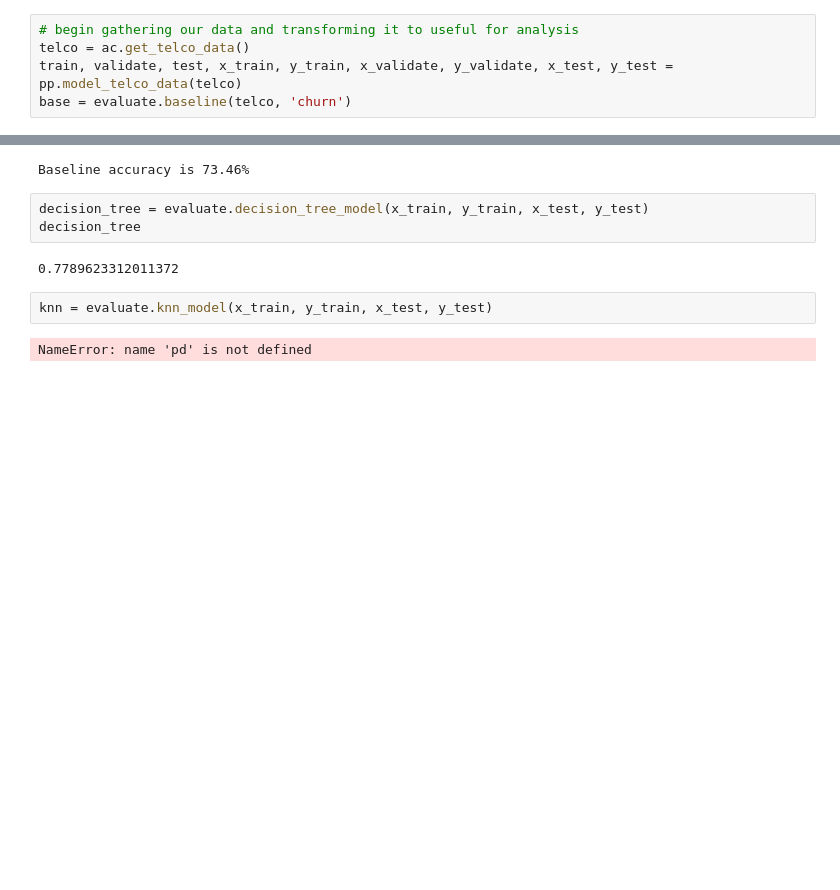
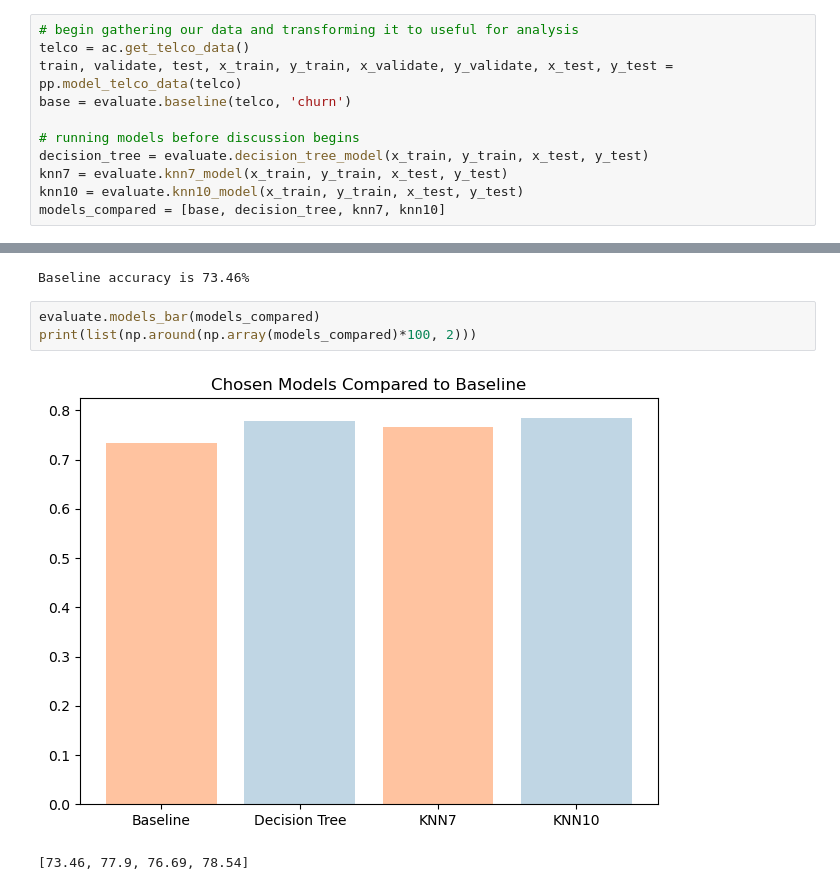
Before and after one commit to jcrosenberger/project1-telco, a Jupyter notebook: Main-Project.ipynb, the cells around one changed output, grey strips where cells are left out. Saved outputs shown, nothing was run; the diff lists cells and outputs as text; blank space fills up the shorter version.

Commit message:
final changes before heading to class

```diff
--- a/Main-Project.ipynb
+++ b/Main-Project.ipynb
@@ -37,6 +37,12 @@ telco
 telco = ac.get_telco_data()
 train, validate, test, x_train, y_train, x_validate, y_validate, x_test, y_test = pp.model_telco_data(telco)
 base = evaluate.baseline(telco, 'churn')
+
+# running models before discussion begins
+decision_tree = evaluate.decision_tree_model(x_train, y_train, x_test, y_test)
+knn7 = evaluate.knn7_model(x_train, y_train, x_test, y_test)
+knn10 = evaluate.knn10_model(x_train, y_train, x_test, y_test)
+models_compared = [base, decision_tree, knn7, knn10]
 # %% [markdown]
 ## Our Problem is the firm we are examining has customers leaving. This is referred to as 'churn.' We know that customers leave, but the firm would like to understand why it is that they leave. While customers can leave for any reason at any time, there are factors which will influence their choice to leave. This presentation will seek to understand and predict, to some degree, factors that the telco firm has control over which may lead to customers leaving them.
 # %% [markdown]
@@ -104,12 +112,9 @@ print(f"Baseline accuracy is {round(evaluate.baseline(telco, 'churn')*100,2)}%")
 # %% [output]
 [figure]
 Baseline accuracy is 73.46%
-# %%
-decision_tree = evaluate.decision_tree_model(x_train, y_train, x_test, y_test)
-decision_tree
-# %% [output]
-0.7789623312011372
-# %%
-knn = evaluate.knn_model(x_train, y_train, x_test, y_test)
-# %% [output]
-NameError: name 'pd' is not defined
+# %%
+evaluate.models_bar(models_compared)
+print(list(np.around(np.array(models_compared)*100, 2)))
+# %% [output]
+[figure, added]
+[73.46, 77.9, 76.69, 78.54]
```
Also changed, not shown: parts of 4 cells of this notebook, 1 other file.
